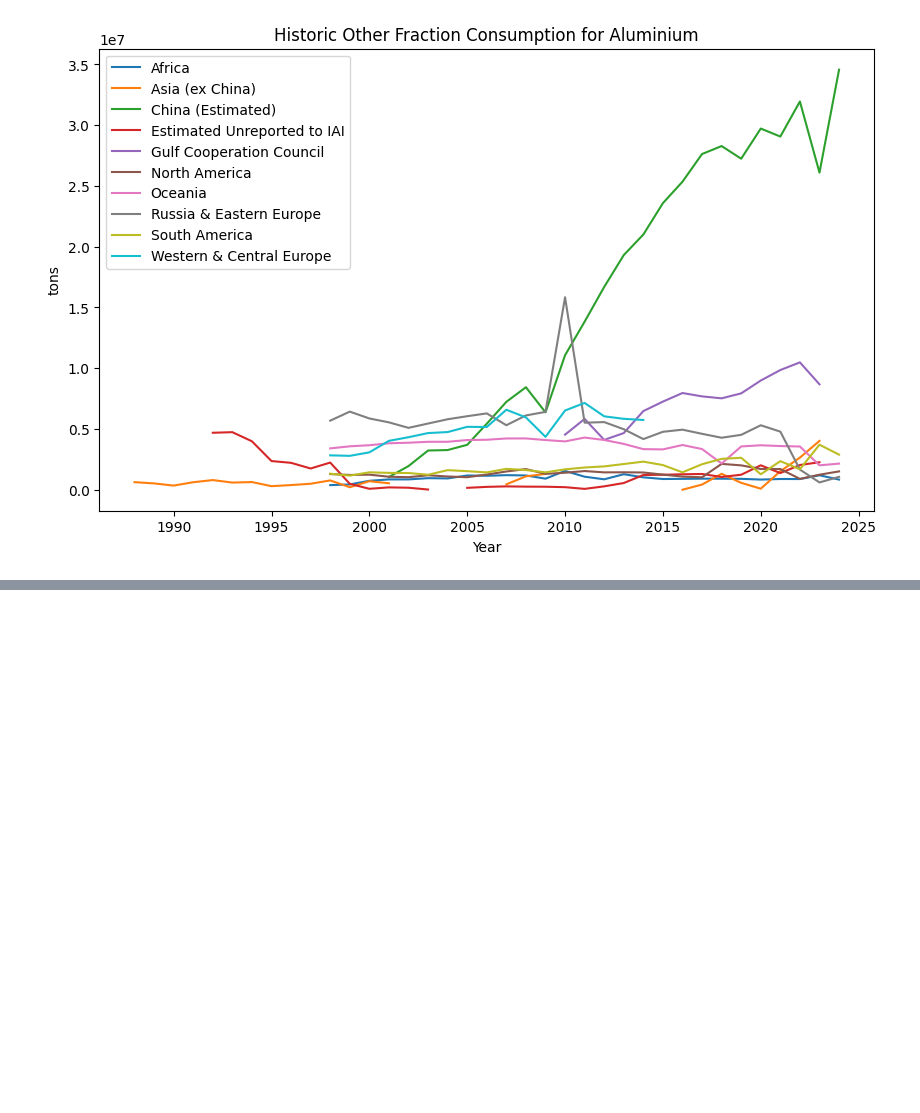
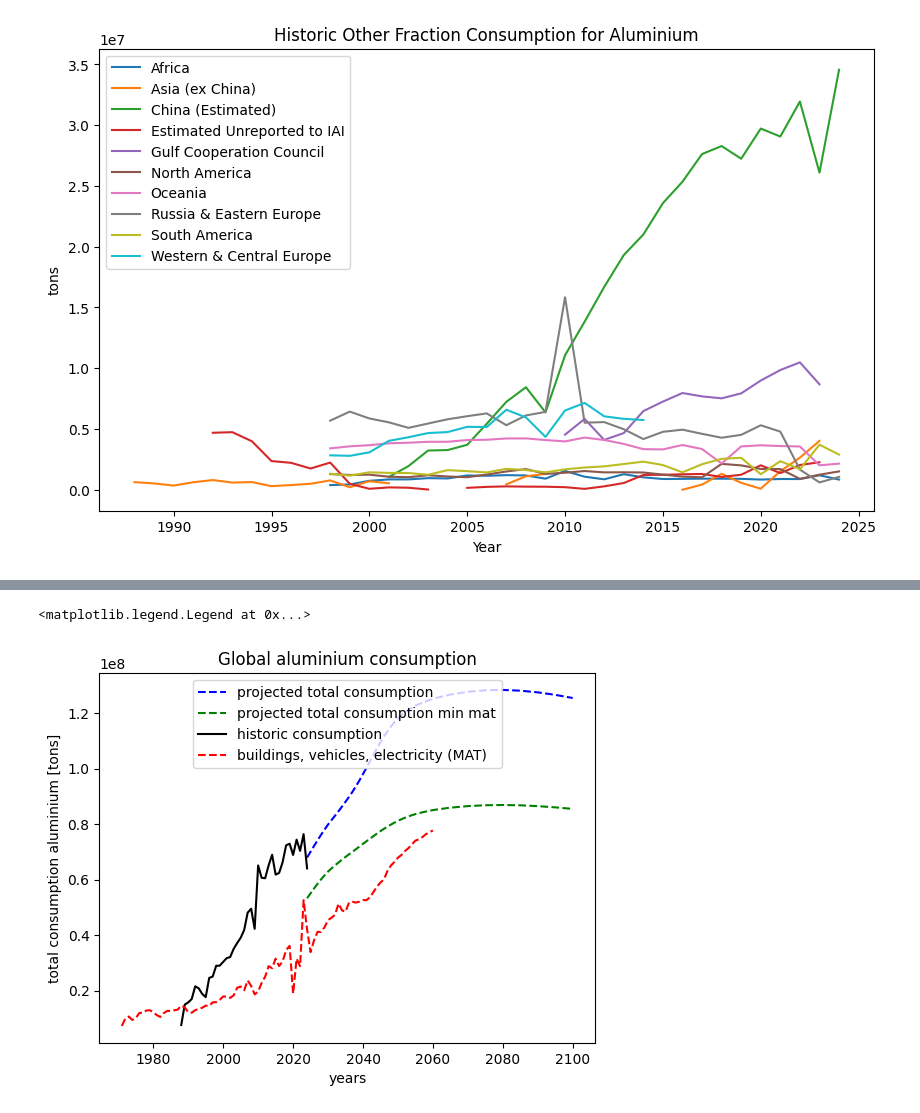
Before and after one commit to imagepbl/image-materials, a Jupyter notebook: imagematerials/rest_of/aluminium.ipynb, the cells around one changed output, grey strips where cells are left out. Drawn from its saved outputs; the diff is of its cells as text; code cells hidden in the pictures; blank space fills up the shorter version.

```diff
--- a/imagematerials/rest_of/aluminium.ipynb
+++ b/imagematerials/rest_of/aluminium.ipynb
@@ -221,0 +278,23 @@ aluminium.projection_per_region.plot()
+# %%
+# # Rest of Asia and Estimated Unreported to IAI where fitted on total,
+# # so those values are not rest of but total values, therefore do not need to be added with MAT to get total
+
+# # only add image mat values for the other regions to projection data
+
+aluminium.projection_per_region_total_min_mat = aluminium.projection_per_region_total.copy()
+aluminium.projection_per_region_total_min_mat.loc[2024:, ['Western & Central Europe', 'North America',
+                                                'Oceania', 'Africa', 'China (Estimated)',
+                                                'Gulf Cooperation Council',
+                                                'Russia & Eastern Europe', 'South America']] = (
+                                                  aluminium.image_mat_material_regions.loc[2024:, ['Western & Central Europe',
+                                                            'North America',
+                                                            'Oceania', 'Africa', 'China (Estimated)',
+                                                            'Gulf Cooperation Council',
+                                                            'Russia & Eastern Europe', 'South America']].values +
+                                                                aluminium.projection_per_region.loc[:, ['Western & Central Europe',
+                                                                                                        'North America',
+                                                                                                        'Oceania', 'Africa', 'China (Estimated)',
+                                                                                                        'Gulf Cooperation Council',
+                                                                                                        'Russia & Eastern Europe',
+                                                                                                        'South America']].values
+                                                                                                        )
@@ -221,0 +317,22 @@ aluminium.projection_per_region.plot()
+# %%
+fig, ax = plt.subplots()             # Create a figure containing a single Axes.
+
+ax.plot(aluminium.projection_per_region_total.loc[2024:, ].sum(axis = 1),
+        linestyle = '--', color = 'blue', label = 'projected total consumption')
+
+ax.plot(aluminium.projection_per_region_total_min_mat.loc[2024:, ].sum(axis = 1),
+        linestyle = '--', color = 'green', label = 'projected total consumption min mat')
+
+ax.plot(aluminium.historic_consumption_data.sum(axis = 1),
+        linestyle = '-', color = 'black', label = 'historic consumption')
+
+ax.plot(aluminium.image_mat_data.sum(axis = 1).loc[1971:],
+        linestyle = '--', color = 'red', label = 'buildings, vehicles, electricity (MAT)')
+
+ax.set_ylabel("total consumption aluminium [tons]")
+ax.set_xlabel("years")
+ax.title.set_text("Global aluminium consumption")
+ax.legend(loc = 'upper center')
+# %% [output]
+<matplotlib.legend.Legend at 0x...>
+[figure, added]
```
Also changed, not shown: parts of 8 cells of this notebook, 4 other files.
